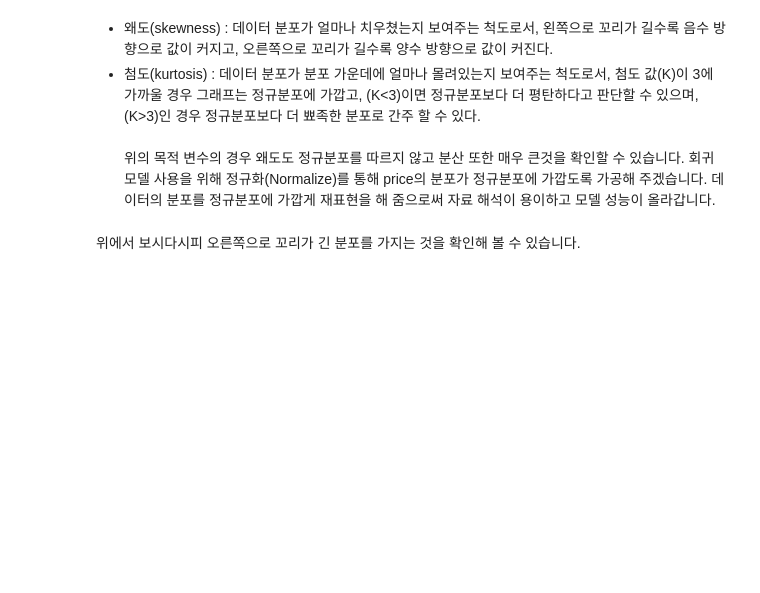
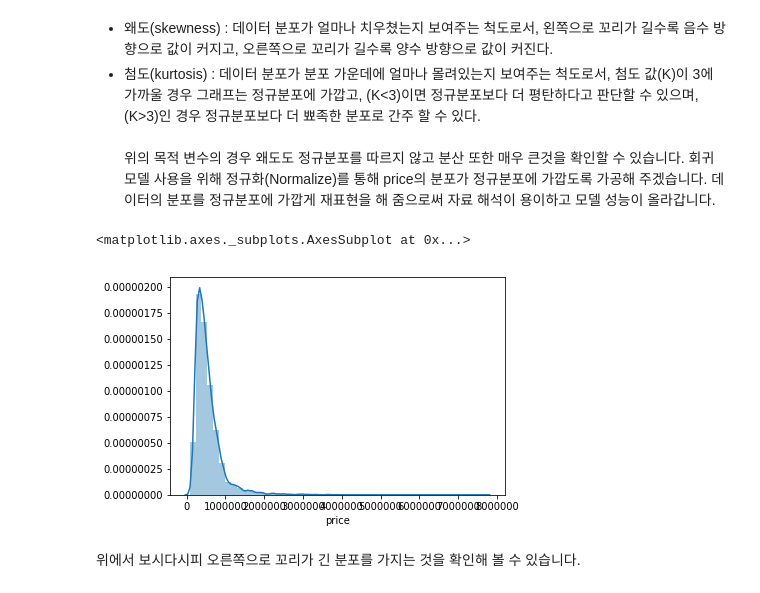
Before and after one commit to DionKimmm/2019SummerML, a Jupyter notebook: Day13_HousePrice_Prediction(CWAPP).ipynb, the cells around one changed output. Cells and saved outputs as stored; diff of their text form; code cells hidden in the pictures; blank space fills up the shorter version.

```diff
--- a/Day13_HousePrice_Prediction(CWAPP).ipynb
+++ b/Day13_HousePrice_Prediction(CWAPP).ipynb
@@ -123,6 +168,10 @@ print('Kurtosis :', )
 위의 목적 변수의 경우 왜도도 정규분포를 따르지 않고 분산 또한 매우 큰것을 확인할 수 있습니다. 회귀 모델 사용을 위해 정규화(Normalize)를 통해 price의 분포가 정규분포에 가깝도록 가공해 주겠습니다. 데이터의 분포를 정규분포에 가깝게 재표현을 해 줌으로써 자료 해석이 용이하고 모델 성능이 올라갑니다.
 # %%
 # 데이터의 밀도를 확인해 보도록 합시다.
+sns.distplot(df_train['price'])
+# %% [output]
+<matplotlib.axes._subplots.AxesSubplot at 0x...>
+[figure, added]
 # %% [markdown]
 위에서 보시다시피 오른쪽으로 꼬리가 긴 분포를 가지는 것을 확인해 볼 수 있습니다.
 # %%
```
Also changed, not shown: parts of 19 cells of this notebook.
